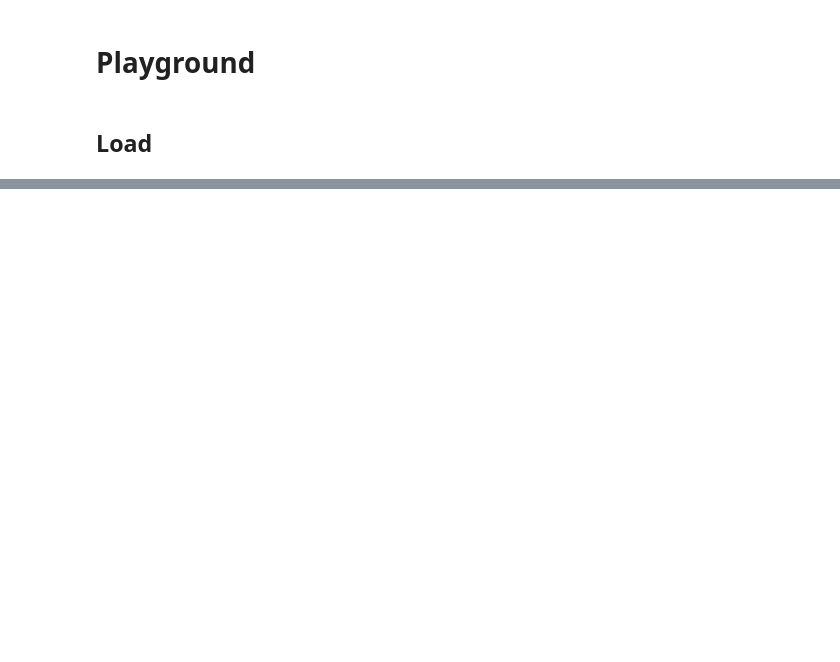
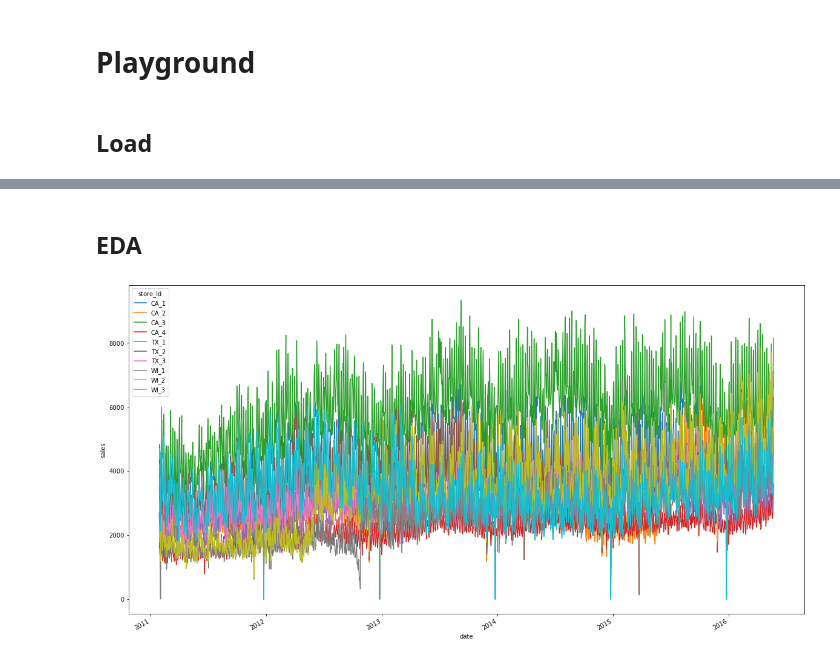
Before and after one commit to NowanIlfideme/m5-competition, a Jupyter notebook: nb/Playground.ipynb, the cells around one changed output, grey strips where cells are left out. Drawn from its saved outputs; the diff is of its cells as text; code cells hidden in the pictures; blank space fills up the shorter version.

Commit message:
Fixed bug with "force recalc". Added EDA.

```diff
--- a/nb/Playground.ipynb
+++ b/nb/Playground.ipynb
@@ -52,0 +22,5 @@ array(['FOODS_1', 'FOODS_2', 'FOODS_3', 'HOBBIES_1', 'HOBBIES_2',
+# %%
+ds_all = load_ds()
+# ds_all = load_ds(recalc=True)
+ds = ds_all.where(ds_all['historic'], drop=True)
+ds
@@ -52,0 +45,6 @@ array(['FOODS_1', 'FOODS_2', 'FOODS_3', 'HOBBIES_1', 'HOBBIES_2',
+# %% [markdown]
+## EDA
+# %%
+ds['sales'].sum(dim='item_id').plot.line(x='date', figsize=(20, 10));
+# %% [output]
+[figure, added]
```
Also changed, not shown: parts of 7 cells of this notebook, 2 other files.
